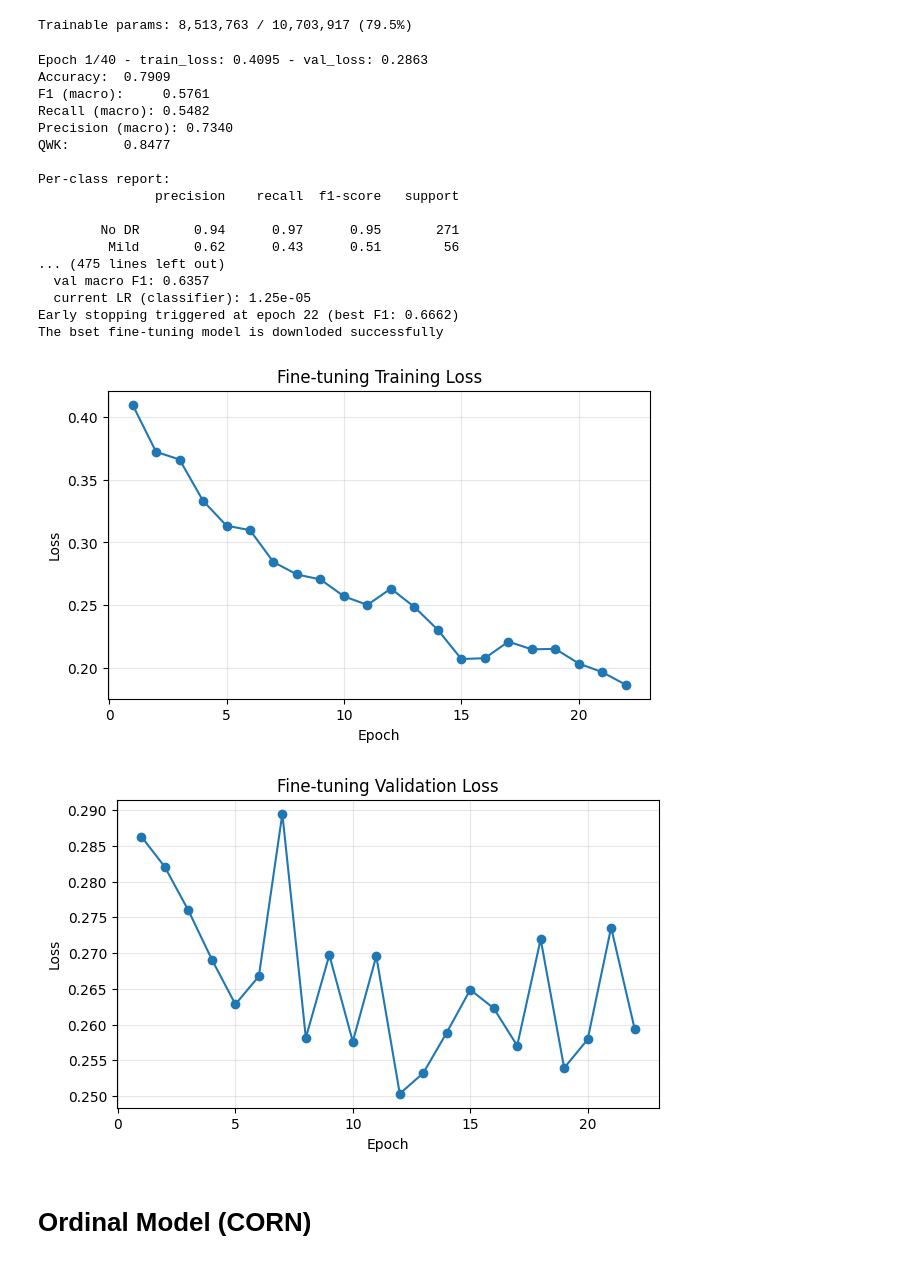
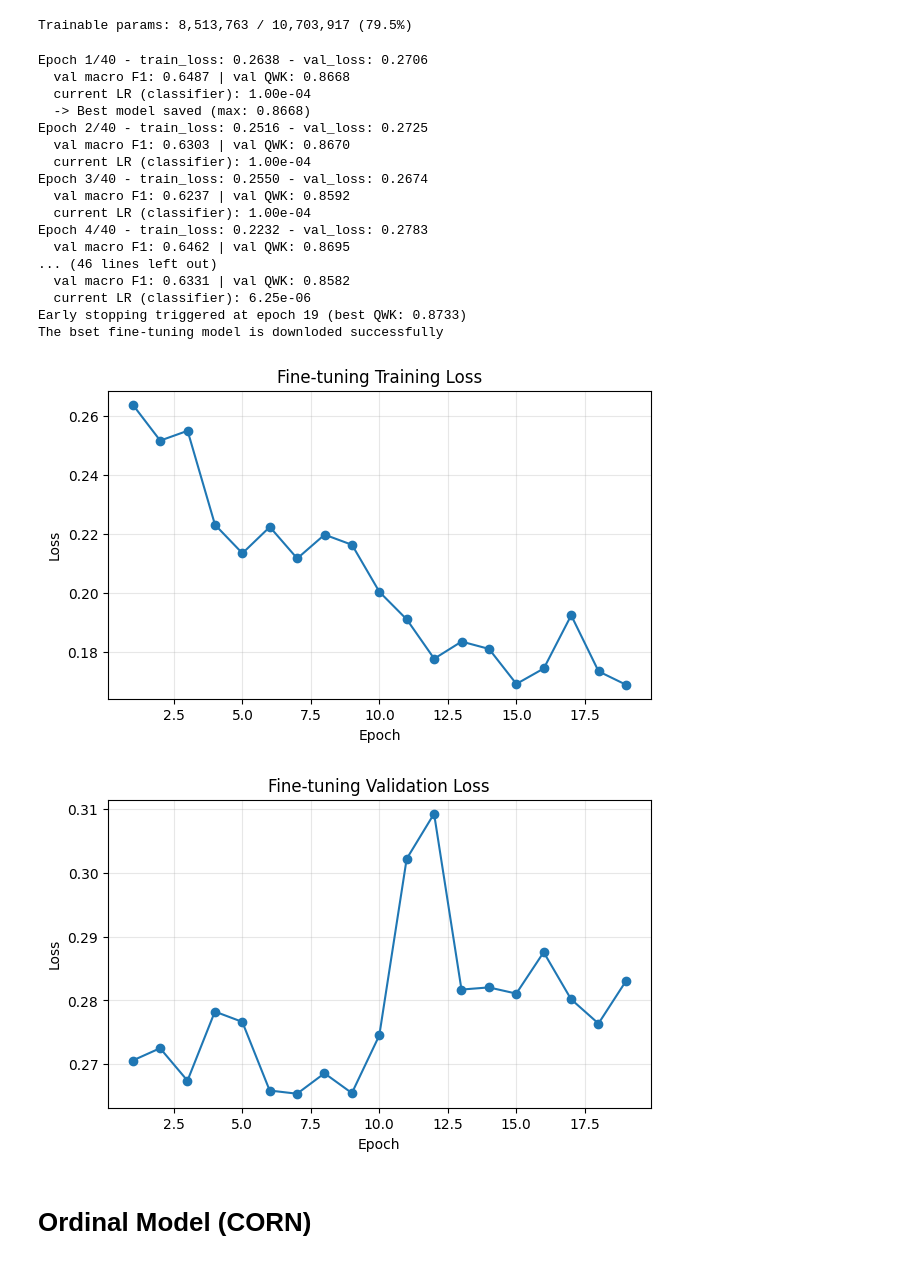
Before and after one commit to noureldin75/RetinaGrade, a Jupyter notebook: nootbooks/eda.ipynb, the cells around one changed output. Saved outputs shown, nothing was run; the diff lists cells and outputs as text; code cells hidden in the pictures.

```diff
--- a/nootbooks/eda.ipynb
+++ b/nootbooks/eda.ipynb
@@ -394,7 +399,7 @@ test_loader = data.DataLoader(test_dataset, batch_size=32, shuffle=False)
 # %% [markdown]
 #Training BaseLine
 # %%
-from evalution import evaluate_model, plot_training_curve
+from evalution import evaluate_model, plot_training_curve, get_predictions, compute_metrics, compute_qwk
 from early_stopper import EarlyStopping
 
 import os
@@ -443,20 +448,23 @@ for epoch in range(epoches):
         f"- val_loss: {avg_val_loss:.4f}"
     )
 
-    val_metrics = evaluate_model(model, val_loader, device, average="macro", plot=False)
+    y_pred, y_true = get_predictions(model, val_loader, device)
+    val_metrics = compute_metrics(y_true, y_pred, average="macro")
     val_f1 = val_metrics["f1"]
-    print(f"  val macro F1: {val_f1:.4f}")
+    val_qwk = compute_qwk(y_true, y_pred)
+    print(f"  val macro F1: {val_f1:.4f} | val QWK: {val_qwk:.4f}")
 
     scheduler.step(avg_val_loss)
     current_lr = optimizer.param_groups[0]['lr']
     print(f"  current LR: {current_lr:.2e}")
 
-    early_stopper(val_f1, model)
+    early_stopper(val_qwk, model)
 
     if early_stopper.early_stop:
-        print(f"Early stopping triggered at epoch {epoch + 1} (best F1: {early_stopper.best_score:.4f})")
+        print(f"Early stopping triggered at epoch {epoch + 1} (best QWK: {early_stopper.best_score:.4f})")
         break
 
 plot_training_curve(train_losses, title="Training Loss")
 plot_training_curve(val_losses, title="Validation Loss")
+metrics = evaluate_model(model, val_loader, device, average="macro")
 # %% [output]
@@ -538,7 +540,7 @@ optimizer = optim.Adam([
 ], weight_decay=1e-4)
 
 scheduler = optim.lr_scheduler.ReduceLROnPlateau(optimizer, mode='min', factor=0.5, patience=2)
-early_stopper = EarlyStopping(patience=12, min_delta=0.001, path='/RetinaGrade/CheckPoint/best_model_finetuned.pt', mode='max')
+early_stopper = EarlyStopping(patience=10, min_delta=0.001, path='/RetinaGrade/CheckPoint/best_model_finetuned.pt', mode='max')
 # %% [output]
 Trainable params: 8,513,763 / 10,703,917 (79.5%)
 # %%
@@ -554,7 +556,6 @@ for epoch in range(epoches):
 
     for images, labels in train_loader:
         images, labels = images.to(device), labels.to(device)
-
         optimizer.zero_grad()
         outputs = model(images)
         loss = loss_function(outputs, labels)
@@ -575,56 +576,58 @@ for epoch in range(epoches):
             loss = loss_function(outputs, labels)
             running_val_loss += loss.item()
 
     avg_val_loss = running_val_loss / len(val_loader)
     ft_val_losses.append(avg_val_loss)
 
     print(
         f"Epoch {epoch + 1}/{epoches} "
         f"- train_loss: {avg_train_loss:.4f} "
         f"- val_loss: {avg_val_loss:.4f}"
     )
 
-    val_metrics = evaluate_model(model, val_loader, device, average="macro", plot=False)
+    y_pred, y_true = get_predictions(model, val_loader, device)
+    val_metrics = compute_metrics(y_true, y_pred, average="macro")
     val_f1 = val_metrics["f1"]
-    print(f"  val macro F1: {val_f1:.4f}")
+    val_qwk = compute_qwk(y_true, y_pred)
+    print(f"  val macro F1: {val_f1:.4f} | val QWK: {val_qwk:.4f}")
 
     scheduler.step(avg_val_loss)
     current_lr_head = optimizer.param_groups[0]['lr']
     print(f"  current LR (classifier): {current_lr_head:.2e}")
 
-    early_stopper(val_f1, model)
+    early_stopper(val_qwk, model)
 
     if early_stopper.early_stop:
-        print(f"Early stopping triggered at epoch {epoch + 1} (best F1: {early_stopper.best_score:.4f})")
-        break
+      print(f"Early stopping triggered at epoch {epoch + 1} (best QWK: {early_stopper.best_score:.4f})")
+      break
 
 
 model.load_state_dict(torch.load('/RetinaGrade/CheckPoint/best_model_finetuned.pt'))
 print("The bset fine-tuning model is downloded successfully")
 
 
 plot_training_curve(ft_train_losses, title="Fine-tuning Training Loss")
 plot_training_curve(ft_val_losses, title="Fine-tuning Validation Loss")
 # %% [output]
-Epoch 1/40 - train_loss: 0.4095 - val_loss: 0.2863
-Accuracy:  0.7909
-F1 (macro):     0.5761
-Recall (macro): 0.5482
-Precision (macro): 0.7340
-QWK:       0.8477
-
-Per-class report:
-               precision    recall  f1-score   support
-
-        No DR       0.94      0.97      0.95       271
-         Mild       0.62      0.43      0.51        56
-... (475 lines left out)
-  val macro F1: 0.6357
-  current LR (classifier): 1.25e-05
-Early stopping triggered at epoch 22 (best F1: 0.6662)
+Epoch 1/40 - train_loss: 0.2638 - val_loss: 0.2706
+  val macro F1: 0.6487 | val QWK: 0.8668
+  current LR (classifier): 1.00e-04
+  -> Best model saved (max: 0.8668)
+Epoch 2/40 - train_loss: 0.2516 - val_loss: 0.2725
+  val macro F1: 0.6303 | val QWK: 0.8670
+  current LR (classifier): 1.00e-04
+Epoch 3/40 - train_loss: 0.2550 - val_loss: 0.2674
+  val macro F1: 0.6237 | val QWK: 0.8592
+  current LR (classifier): 1.00e-04
+Epoch 4/40 - train_loss: 0.2232 - val_loss: 0.2783
+  val macro F1: 0.6462 | val QWK: 0.8695
+... (46 lines left out)
+  val macro F1: 0.6331 | val QWK: 0.8582
+  current LR (classifier): 6.25e-06
+Early stopping triggered at epoch 19 (best QWK: 0.8733)
 The bset fine-tuning model is downloded successfully
-[figure, old version]
+[figure, new version]
-[figure, old version]
+[figure, new version]
 # %% [markdown]
 # Ordinal Model (CORN)
 # %%
```
Also changed, not shown: parts of 11 cells of this notebook.
